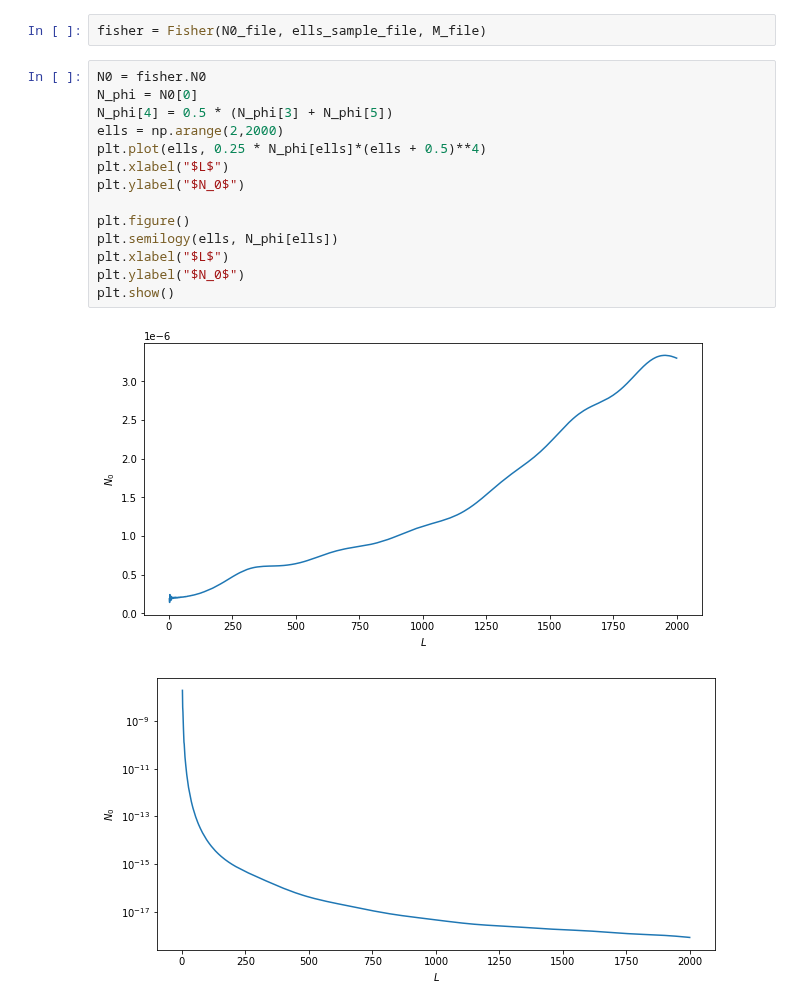
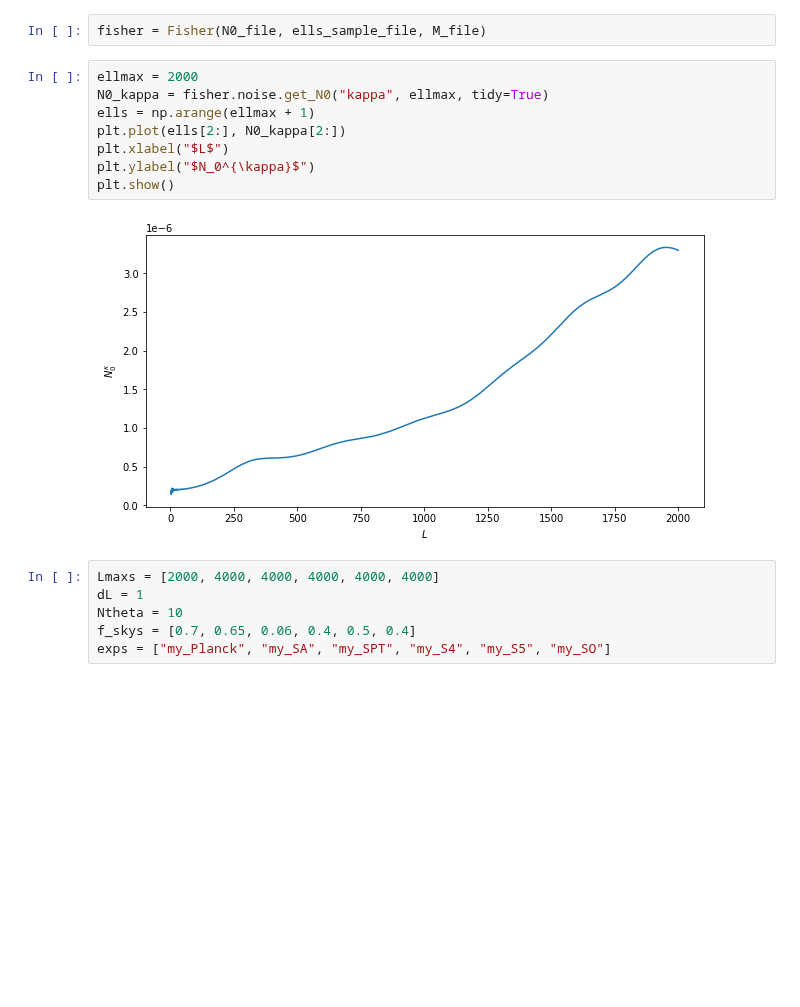
Before and after one commit to mfrobertson/omegaQE, a Jupyter notebook: kkomega/fisher.ipynb, the cells around one changed output. Cells and saved outputs as stored; diff of their text form; blank space fills up the shorter version.

```diff
--- a/kkomega/fisher.ipynb
+++ b/kkomega/fisher.ipynb
@@ -11,20 +12,19 @@ ells_sample_file = "cache/_M/4000_1000/ells.npy"
 M_file = "cache/_M/4000_1000/M.npy"
 # %%
 fisher = Fisher(N0_file, ells_sample_file, M_file)
-# %%
-N0 = fisher.N0
-N_phi = N0[0]
-N_phi[4] = 0.5 * (N_phi[3] + N_phi[5])
-ells = np.arange(2,2000)
-plt.plot(ells, 0.25 * N_phi[ells]*(ells + 0.5)**4)
-plt.xlabel("$L$")
-plt.ylabel("$N_0$")
-
-plt.figure()
-plt.semilogy(ells, N_phi[ells])
-plt.xlabel("$L$")
-plt.ylabel("$N_0$")
-plt.show()
-# %% [output]
-[figure, removed]
-[figure, removed]
+# %%
+ellmax = 2000
+N0_kappa = fisher.noise.get_N0("kappa", ellmax, tidy=True)
+ells = np.arange(ellmax + 1)
+plt.plot(ells[2:], N0_kappa[2:])
+plt.xlabel("$L$")
+plt.ylabel("$N_0^{\kappa}$")
+plt.show()
+# %% [output]
+[figure, added]
+# %%
+Lmaxs = [2000, 4000, 4000, 4000, 4000, 4000]
+dL = 1
+Ntheta = 10
+f_skys = [0.7, 0.65, 0.06, 0.4, 0.5, 0.4]
+exps = ["my_Planck", "my_SA", "my_SPT", "my_S4", "my_S5", "my_SO"]
```
Also changed, not shown: parts of 24 cells of this notebook, 4 other files.
